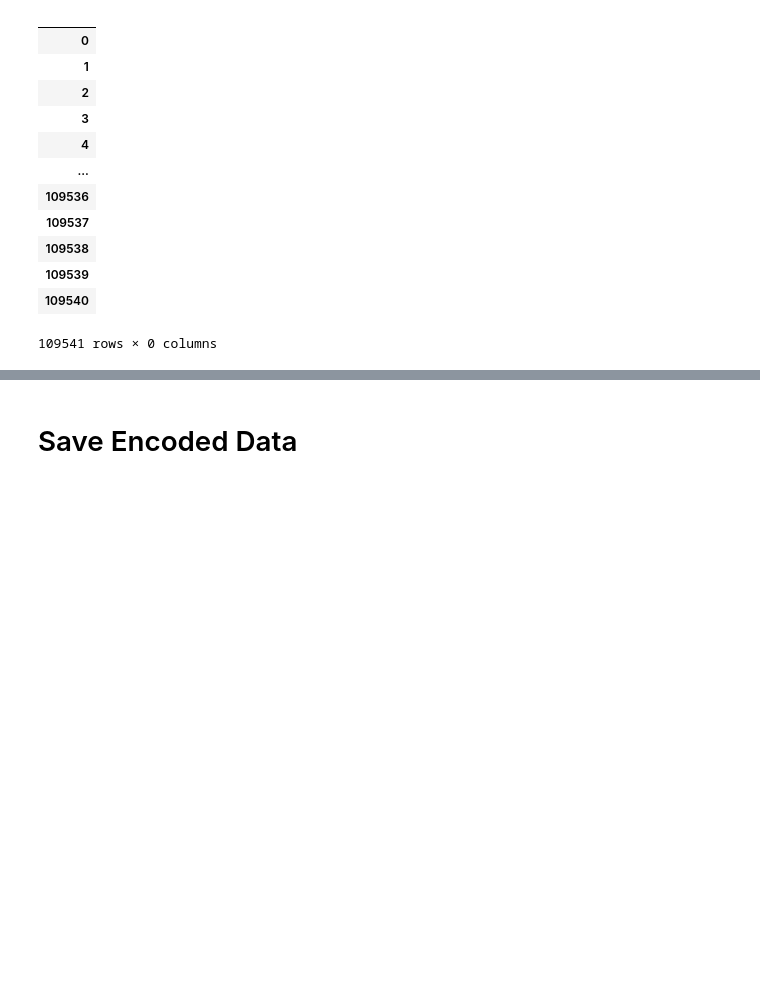
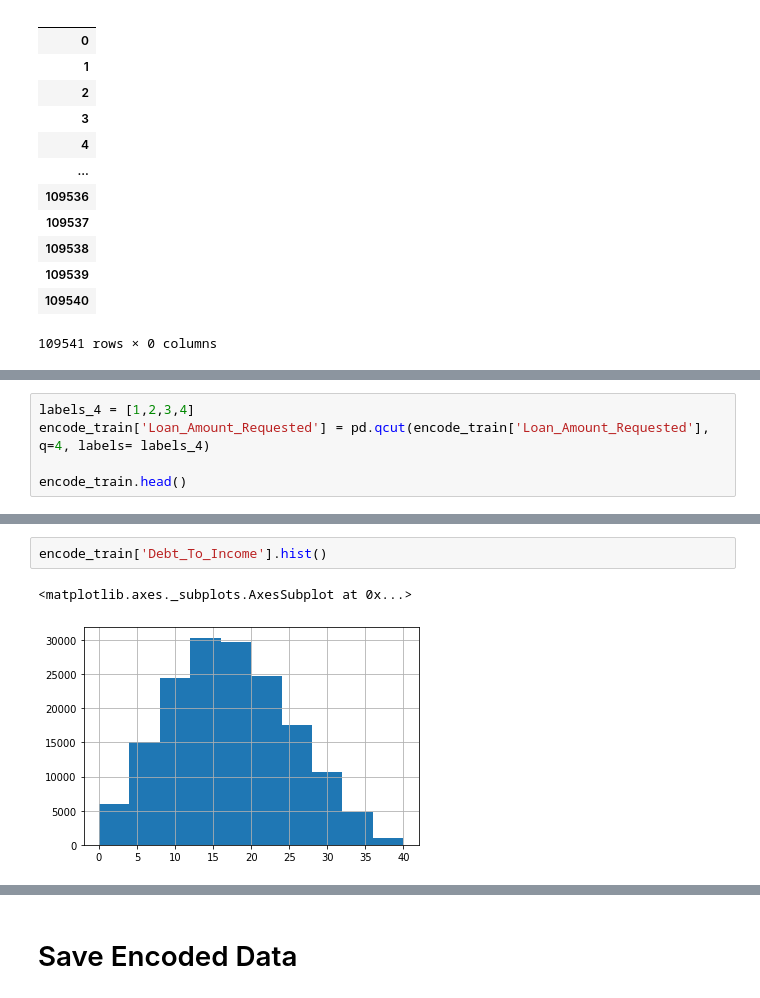
Before and after one commit to AvinashRamireddy31/Banking, a Jupyter notebook: src/data_processing/data_processing.ipynb, the cells around one changed output, grey strips where cells are left out. Saved outputs shown, nothing was run; the diff lists cells and outputs as text; blank space fills up the shorter version.

```diff
--- a/src/data_processing/data_processing.ipynb
+++ b/src/data_processing/data_processing.ipynb
@@ -434,0 +461,5 @@ encode_test.select_dtypes(include='object')
+# %%
+labels_4 = [1,2,3,4]
+encode_train['Loan_Amount_Requested'] = pd.qcut(encode_train['Loan_Amount_Requested'], q=4, labels= labels_4)
+
+encode_train.head()
@@ -434,0 +487,5 @@ encode_test.select_dtypes(include='object')
+# %%
+encode_train['Debt_To_Income'].hist()
+# %% [output]
+<matplotlib.axes._subplots.AxesSubplot at 0x...>
+[figure, added]
```
Also changed, not shown: parts of 23 cells of this notebook, 6 other files.
